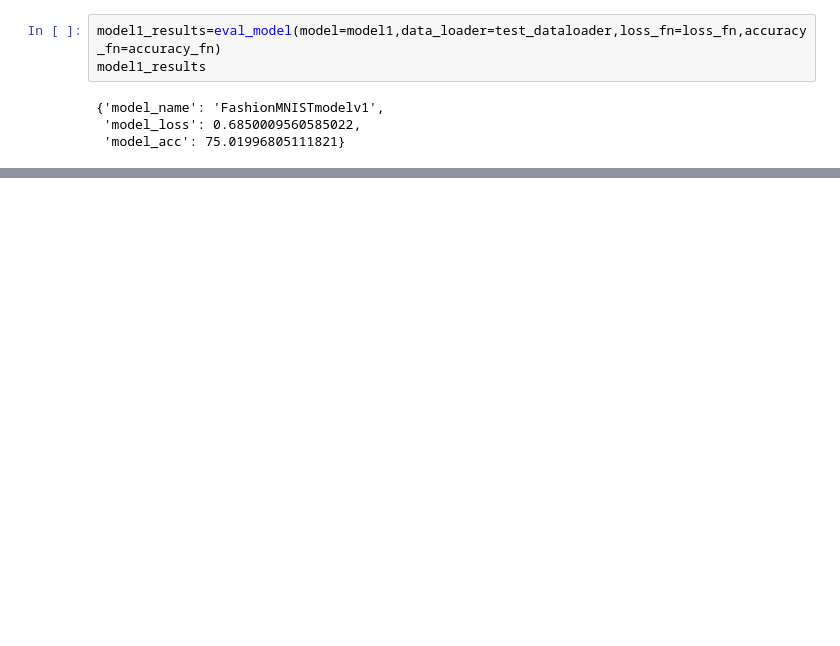
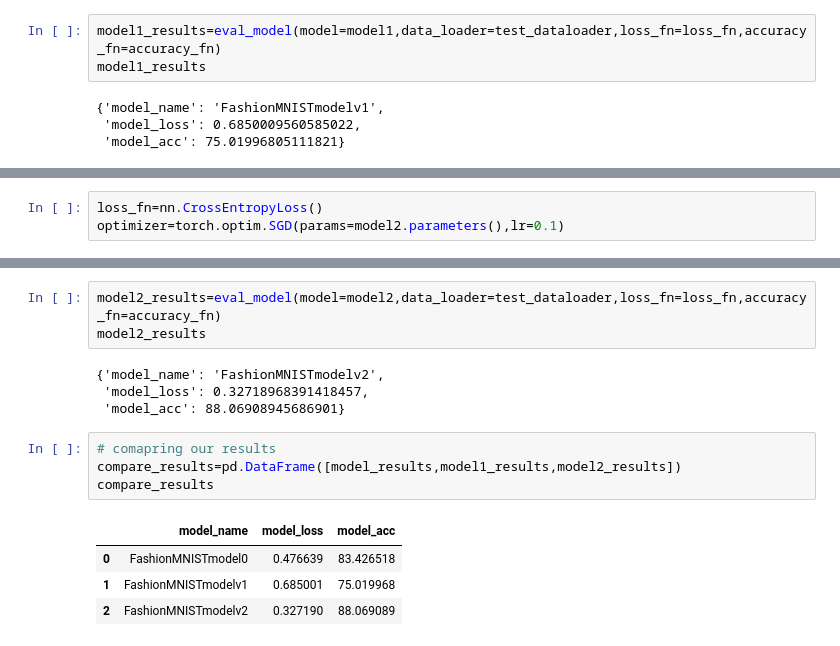
Before and after one commit to shree180103/fashion_mnist_cnn, a Jupyter notebook: fashion_mnist_cnn.ipynb, the cells around one changed output, grey strips where cells are left out. Cells and saved outputs as stored; diff of their text form; blank space fills up the shorter version.

```diff
--- a/fashion_mnist_cnn.ipynb
+++ b/fashion_mnist_cnn.ipynb
@@ -519,0 +566,3 @@ class FashionMNISTmodelv2(nn.Module):
+# %%
+loss_fn=nn.CrossEntropyLoss()
+optimizer=torch.optim.SGD(params=model2.parameters(),lr=0.1)
@@ -519,0 +603,16 @@ class FashionMNISTmodelv2(nn.Module):
+# %%
+model2_results=eval_model(model=model2,data_loader=test_dataloader,loss_fn=loss_fn,accuracy_fn=accuracy_fn)
+model2_results
+# %% [output]
+{'model_name': 'FashionMNISTmodelv2',
+ 'model_loss': 0.32718968391418457,
+ 'model_acc': 88.06908945686901}
+# %%
+# comapring our results
+compare_results=pd.DataFrame([model_results,model1_results,model2_results])
+compare_results
+# %% [output]
+|  | model_name | model_loss | model_acc |
+| 0 | FashionMNISTmodel0 | 0.476639 | 83.426518 |
+| 1 | FashionMNISTmodelv1 | 0.685001 | 75.019968 |
+| 2 | FashionMNISTmodelv2 | 0.327190 | 88.069089 |
```
Also changed, not shown: parts of 22 cells of this notebook.
